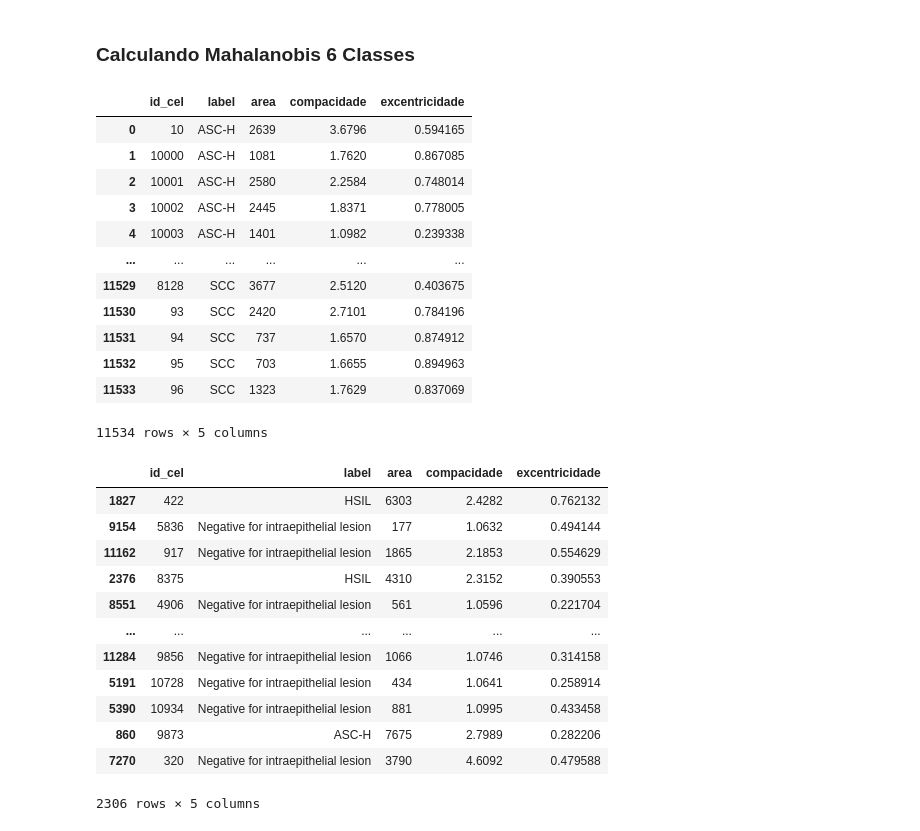
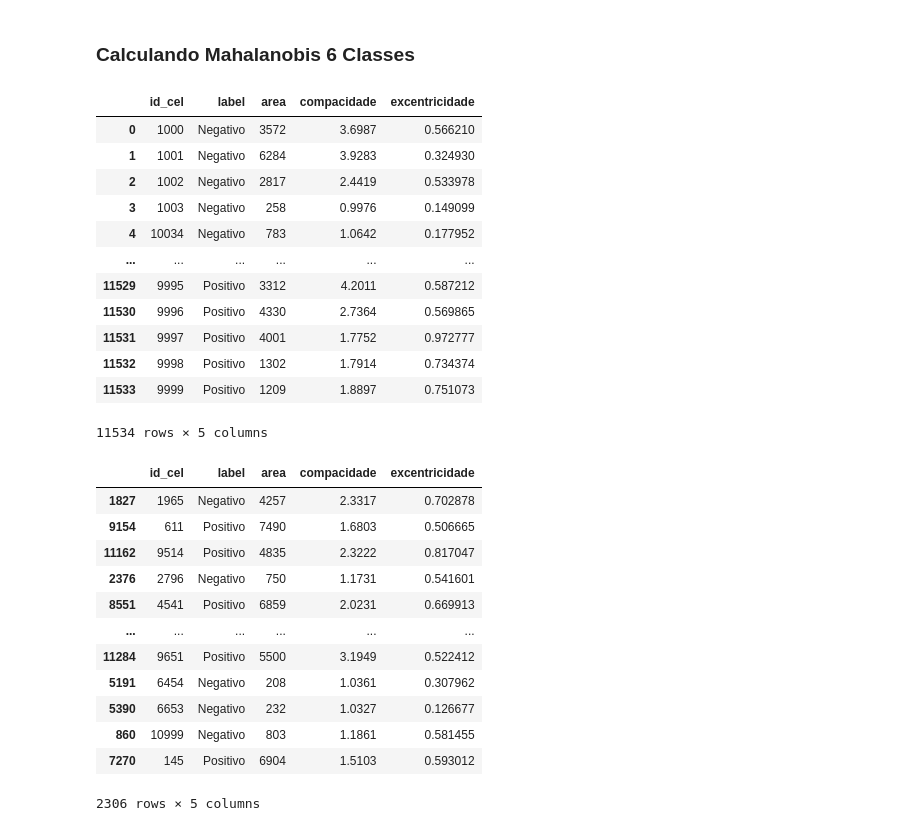
Before and after one commit to viniciushgiovanini/pai-papanicolau, a Jupyter notebook: src/AI/processamento_testes_part2.ipynb, the cells around one changed output. Saved outputs shown, nothing was run; the diff lists cells and outputs as text; code cells hidden in the pictures.

```diff
--- a/src/AI/processamento_testes_part2.ipynb
+++ b/src/AI/processamento_testes_part2.ipynb
@@ -268,21 +274,21 @@ for each in pastas:
 # %% [markdown]
 ### Calculando Mahalanobis 6 Classes
 # %%
-df = pd.read_csv('./csv_pt2.csv')
+df = pd.read_csv('./csv_pt2_binario.csv')
 df
 # %% [output]
 |  | id_cel | label | area | compacidade | excentricidade |
-| 0 | 10 | ASC-H | 2639 | 3.6796 | 0.594165 |
-| 1 | 10000 | ASC-H | 1081 | 1.7620 | 0.867085 |
-| 2 | 10001 | ASC-H | 2580 | 2.2584 | 0.748014 |
-| 3 | 10002 | ASC-H | 2445 | 1.8371 | 0.778005 |
-| 4 | 10003 | ASC-H | 1401 | 1.0982 | 0.239338 |
+| 0 | 1000 | Negativo | 3572 | 3.6987 | 0.566210 |
+| 1 | 1001 | Negativo | 6284 | 3.9283 | 0.324930 |
+| 2 | 1002 | Negativo | 2817 | 2.4419 | 0.533978 |
+| 3 | 1003 | Negativo | 258 | 0.9976 | 0.149099 |
+| 4 | 10034 | Negativo | 783 | 1.0642 | 0.177952 |
 | ... | ... | ... | ... | ... | ... |
-| 11529 | 8128 | SCC | 3677 | 2.5120 | 0.403675 |
-| 11530 | 93 | SCC | 2420 | 2.7101 | 0.784196 |
-| 11531 | 94 | SCC | 737 | 1.6570 | 0.874912 |
-| 11532 | 95 | SCC | 703 | 1.6655 | 0.894963 |
-| 11533 | 96 | SCC | 1323 | 1.7629 | 0.837069 |
+| 11529 | 9995 | Positivo | 3312 | 4.2011 | 0.587212 |
+| 11530 | 9996 | Positivo | 4330 | 2.7364 | 0.569865 |
+| 11531 | 9997 | Positivo | 4001 | 1.7752 | 0.972777 |
+| 11532 | 9998 | Positivo | 1302 | 1.7914 | 0.734374 |
+| 11533 | 9999 | Positivo | 1209 | 1.8897 | 0.751073 |
 11534 rows × 5 columns
 # %%
 # Dividindo em treino e teste
@@ -293,17 +299,17 @@ train_df, test_df = train_test_split(df, test_size=0.8, random_state=42)
 train_df
 # %% [output]
 |  | id_cel | label | area | compacidade | excentricidade |
-| 1827 | 422 | HSIL | 6303 | 2.4282 | 0.762132 |
-| 9154 | 5836 | Negative for intraepithelial lesion | 177 | 1.0632 | 0.494144 |
-| 11162 | 917 | Negative for intraepithelial lesion | 1865 | 2.1853 | 0.554629 |
-| 2376 | 8375 | HSIL | 4310 | 2.3152 | 0.390553 |
-| 8551 | 4906 | Negative for intraepithelial lesion | 561 | 1.0596 | 0.221704 |
+| 1827 | 1965 | Negativo | 4257 | 2.3317 | 0.702878 |
+| 9154 | 611 | Positivo | 7490 | 1.6803 | 0.506665 |
+| 11162 | 9514 | Positivo | 4835 | 2.3222 | 0.817047 |
+| 2376 | 2796 | Negativo | 750 | 1.1731 | 0.541601 |
+| 8551 | 4541 | Positivo | 6859 | 2.0231 | 0.669913 |
 | ... | ... | ... | ... | ... | ... |
-| 11284 | 9856 | Negative for intraepithelial lesion | 1066 | 1.0746 | 0.314158 |
-| 5191 | 10728 | Negative for intraepithelial lesion | 434 | 1.0641 | 0.258914 |
-| 5390 | 10934 | Negative for intraepithelial lesion | 881 | 1.0995 | 0.433458 |
-| 860 | 9873 | ASC-H | 7675 | 2.7989 | 0.282206 |
-| 7270 | 320 | Negative for intraepithelial lesion | 3790 | 4.6092 | 0.479588 |
+| 11284 | 9651 | Positivo | 5500 | 3.1949 | 0.522412 |
+| 5191 | 6454 | Negativo | 208 | 1.0361 | 0.307962 |
+| 5390 | 6653 | Negativo | 232 | 1.0327 | 0.126677 |
+| 860 | 10999 | Negativo | 803 | 1.1861 | 0.581455 |
+| 7270 | 145 | Positivo | 6904 | 1.5103 | 0.593012 |
 2306 rows × 5 columns
 # %%
 def calcular_estatisticas_por_classe(df):
```
Also changed, not shown: parts of 7 cells of this notebook, 1 other file.
